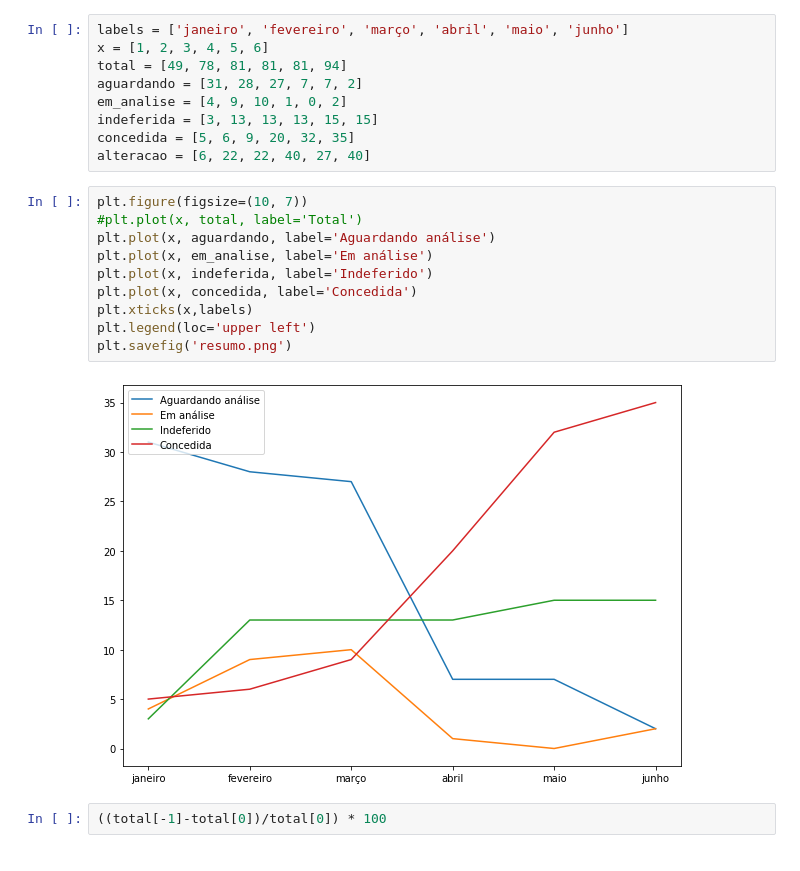
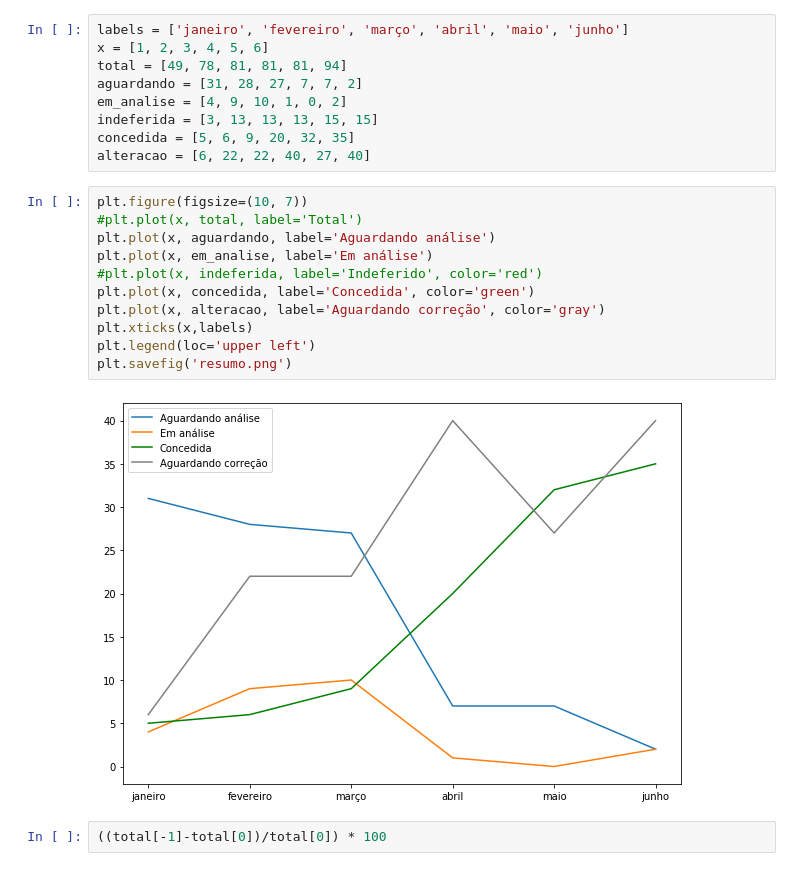
Before and after one commit to robertorolo/KML_from_SIOUT_csv, a Jupyter notebook: relatorios_andamento/resumo.ipynb, the cells around one changed output. Cells and saved outputs as stored; diff of their text form.

```diff
--- a/relatorios_andamento/resumo.ipynb
+++ b/relatorios_andamento/resumo.ipynb
@@ -12,15 +12,16 @@ alteracao = [6, 22, 22, 40, 27, 40]
 # %%
 plt.figure(figsize=(10, 7))
 #plt.plot(x, total, label='Total')
 plt.plot(x, aguardando, label='Aguardando análise')
 plt.plot(x, em_analise, label='Em análise')
-plt.plot(x, indeferida, label='Indeferido')
-plt.plot(x, concedida, label='Concedida')
+#plt.plot(x, indeferida, label='Indeferido', color='red')
+plt.plot(x, concedida, label='Concedida', color='green')
+plt.plot(x, alteracao, label='Aguardando correção', color='gray')
 plt.xticks(x,labels)
 plt.legend(loc='upper left')
 plt.savefig('resumo.png')
 # %% [output]
-[figure, old version]
+[figure, new version]
 # %%
 ((total[-1]-total[0])/total[0]) * 100
 # %% [output]
```
Also changed, not shown: 7 other files.
